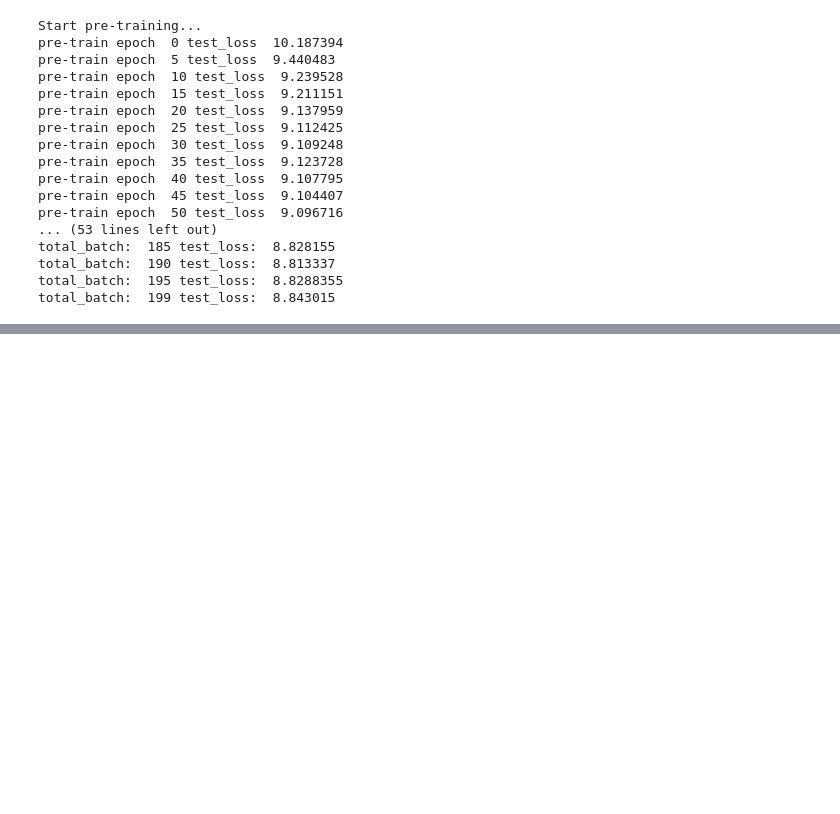
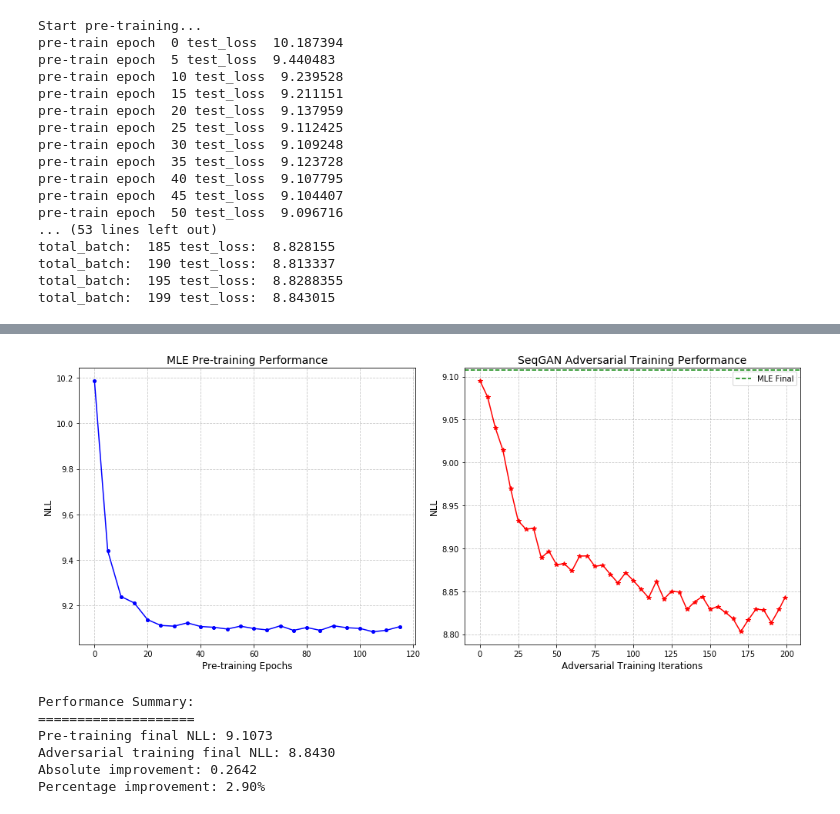
Before and after one commit to FrensiZ/SeqGAN, a Jupyter notebook: replication_Frensi.ipynb, the cells around one changed output, grey strips where cells are left out. Saved outputs shown, nothing was run; the diff lists cells and outputs as text; code cells hidden in the pictures; blank space fills up the shorter version.

```diff
--- a/replication_Frensi.ipynb
+++ b/replication_Frensi.ipynb
@@ -1075,0 +1387,50 @@ total_batch:  199 test_loss:  8.843015
+# %%
+# For a more detailed view, also create separate plots for pre-training and adversarial training
+fig, (ax1, ax2) = plt.subplots(1, 2, figsize=(14, 6))
+
+# Pre-training plot
+if pre_train_epochs and pre_train_nlls:
+    ax1.plot(pre_train_epochs, pre_train_nlls, 'b-', marker='o', markersize=4)
+    ax1.set_xlabel('Pre-training Epochs', fontsize=12)
+    ax1.set_ylabel('NLL', fontsize=12)
+    ax1.set_title('MLE Pre-training Performance', fontsize=14)
+    ax1.grid(True, linestyle='--', alpha=0.7)
+
+# Adversarial training plot
+if adv_train_epochs and adv_train_nlls:
+    ax2.plot(adv_train_epochs, adv_train_nlls, 'r-', marker='*', markersize=6)
+    if pre_train_nlls:
+        ax2.axhline(y=pre_train_nlls[-1], color='g', linestyle='--', label='MLE Final')
+    ax2.set_xlabel('Adversarial Training Iterations', fontsize=12)
+    ax2.set_ylabel('NLL', fontsize=12)
+    ax2.set_title('SeqGAN Adversarial Training Performance', fontsize=14)
+    ax2.grid(True, linestyle='--', alpha=0.7)
+    ax2.legend()
+
+plt.tight_layout()
+plt.savefig('seqgan_detailed_performance.png', dpi=300, bbox_inches='tight')
+plt.show()
+# %% [output]
+[figure, added]
+# %%
+# Calculate improvement statistics
+if pre_train_nlls and adv_train_nlls:
+    pre_train_final_nll = pre_train_nlls[-1]
+    adv_train_final_nll = adv_train_nlls[-1]
+
+    improvement = pre_train_final_nll - adv_train_final_nll
+    percentage_improvement = (improvement / pre_train_final_nll) * 100
+
+    print("Performance Summary:")
+    print("====================")
+    print("Pre-training final NLL: {:.4f}".format(pre_train_final_nll))
+    print("Adversarial training final NLL: {:.4f}".format(adv_train_final_nll))
+    print("Absolute improvement: {:.4f}".format(improvement))
+    print("Percentage improvement: {:.2f}%".format(percentage_improvement))
+# %% [output]
+Performance Summary:
+====================
+Pre-training final NLL: 9.1073
+Adversarial training final NLL: 8.8430
+Absolute improvement: 0.2642
+Percentage improvement: 2.90%
```
Also changed, not shown: parts of 9 cells of this notebook, 6 other files.
